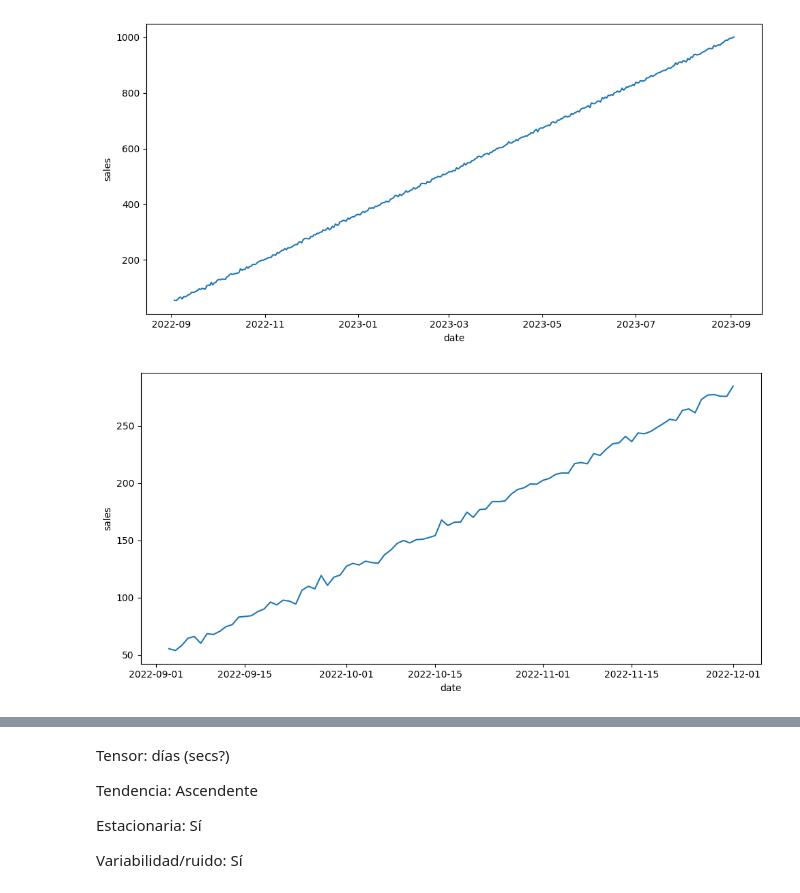
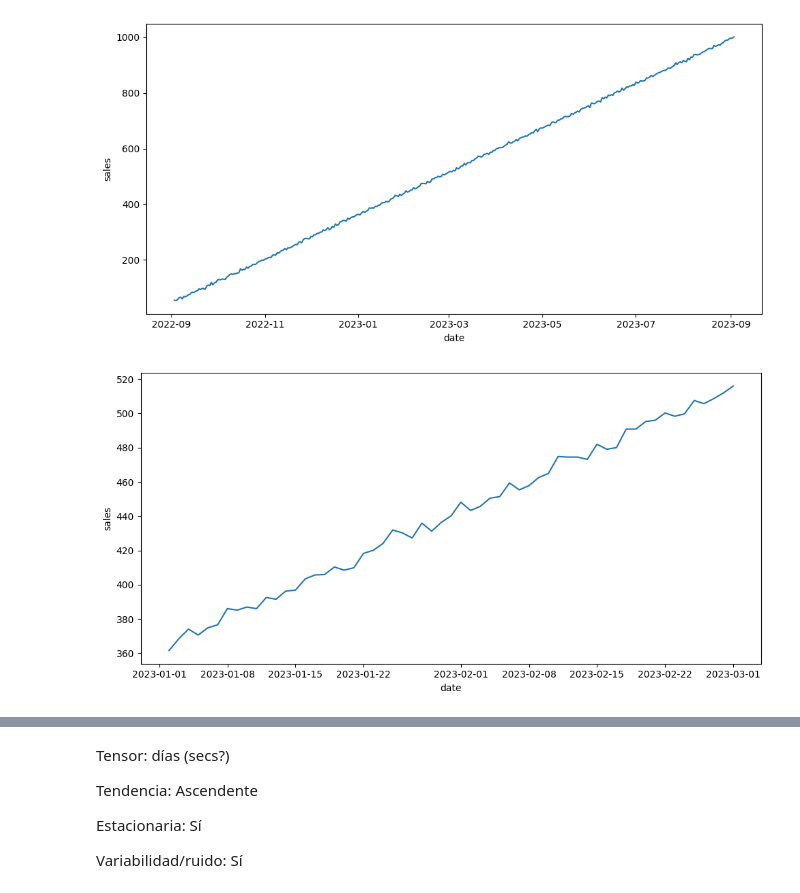
Before and after one commit to leandro-reguero/alt-time-series, a Jupyter notebook: src/explore.ipynb, the cells around one changed output, grey strips where cells are left out. Drawn from its saved outputs; the diff is of its cells as text; code cells hidden in the pictures.

```diff
--- a/src/explore.ipynb
+++ b/src/explore.ipynb
@@ -87,17 +87,18 @@ plt.show()
 # %% [output]
 [figure]
 # %%
-start_date = "2022-09"
-end_date = "2022-12"
-#greater than the start date and smaller than the end date
-mask = (sales.index> start_date) & (sales.index <= end_date)
+start_date = "2023-01"
+end_date = "2023-03"
+
+# selecciono periodo de observación
+periodo = (sales.index> start_date) & (sales.index <= end_date)
 
 fig, axis = plt.subplots(figsize = (10, 5))
 
-sns.lineplot(data = sales.loc[mask])
+sns.lineplot(data = sales.loc[periodo])
 
 plt.tight_layout()
 
 plt.show()
 # %% [output]
-[figure, old version]
+[figure, new version]
```
Also changed, not shown: parts of 8 cells of this notebook, 1 other file.
